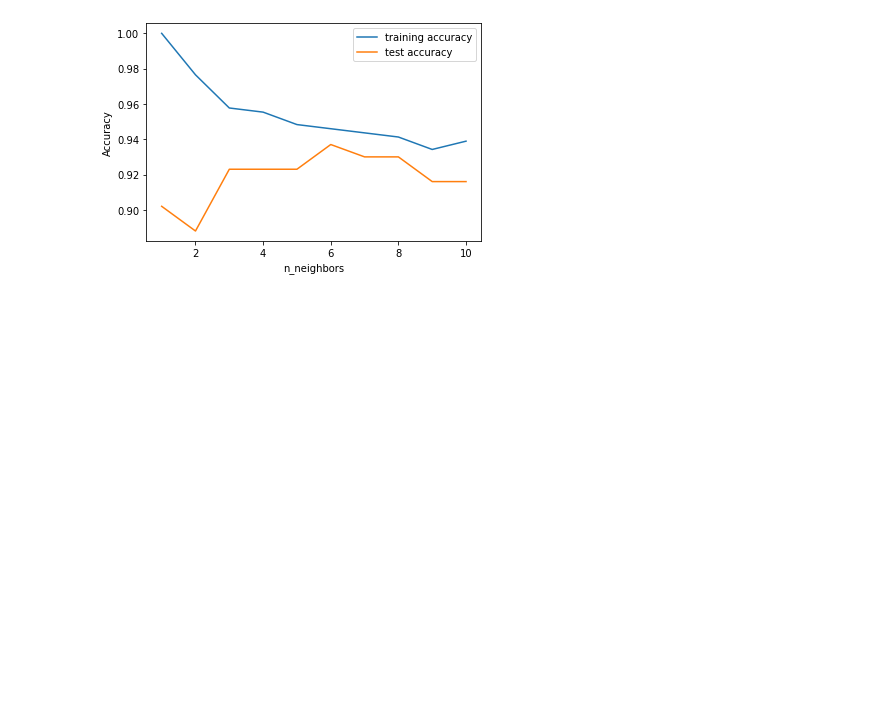
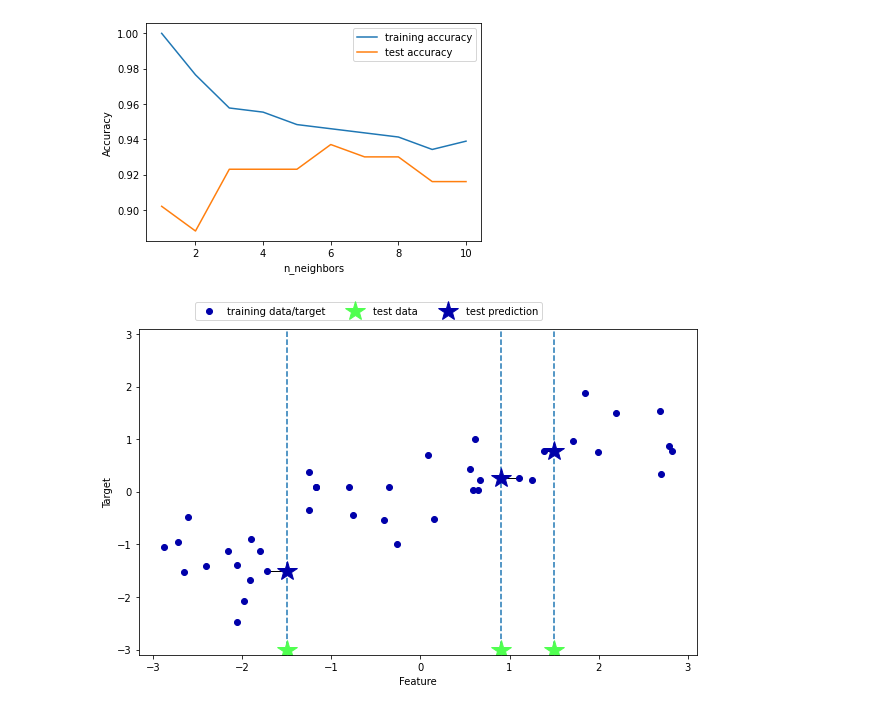
Before and after one commit to tymefactor/Classsifying_species, a Jupyter notebook: K-Nearest Neighbors.ipynb, the cells around one changed output. Drawn from its saved outputs; the diff is of its cells as text; code cells hidden in the pictures; blank space fills up the shorter version.

```diff
--- a/K-Nearest Neighbors.ipynb
+++ b/K-Nearest Neighbors.ipynb
@@ -69,3 +69,8 @@ plt.legend()
 # %% [output]
 <matplotlib.legend.Legend at 0x...>
 [figure]
+# %%
+#K-neighbors regression
+mglearn.plots.plot_knn_regression(n_neighbors=1)
+# %% [output]
+[figure, added]
```
Also changed, not shown: parts of 6 cells of this notebook, 1 other file.
